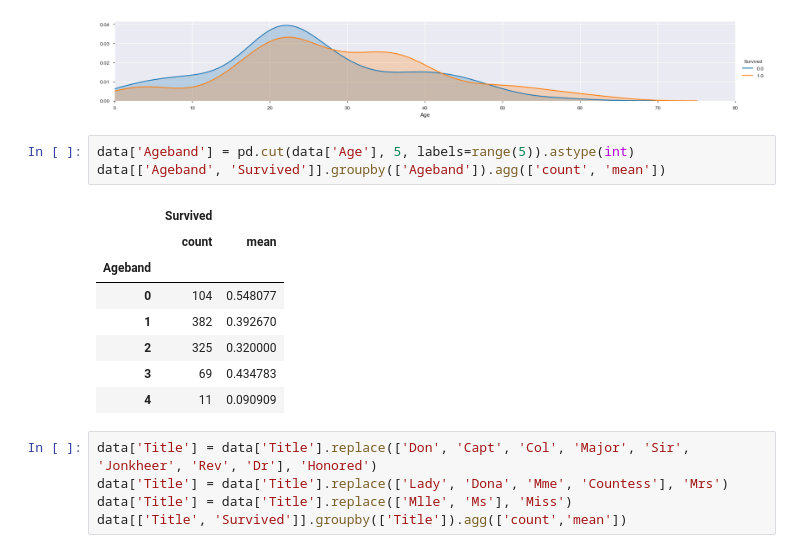
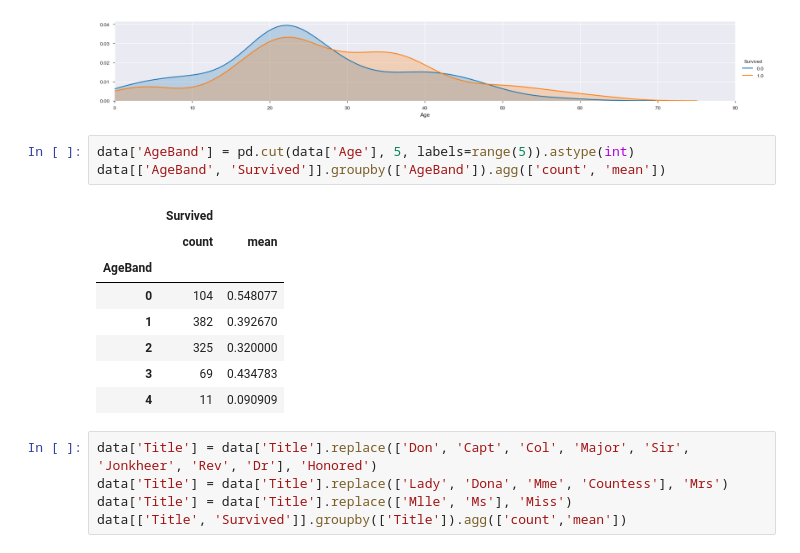
Before and after one commit to aki-06/XGBoost, a Jupyter notebook: XGBoost.ipynb, the cells around one changed output. Cells and saved outputs as stored; diff of their text form.

```diff
--- a/XGBoost.ipynb
+++ b/XGBoost.ipynb
@@ -222,12 +222,12 @@ a.add_legend()
 [figure]
 [figure]
 # %%
-data['Ageband'] = pd.cut(data['Age'], 5, labels=range(5)).astype(int)
-data[['Ageband', 'Survived']].groupby(['Ageband']).agg(['count', 'mean'])
+data['AgeBand'] = pd.cut(data['Age'], 5, labels=range(5)).astype(int)
+data[['AgeBand', 'Survived']].groupby(['AgeBand']).agg(['count', 'mean'])
 # %% [output]
 |  | Survived |  |
 |  | count | mean |
-| Ageband |  |  |
+| AgeBand |  |  |
 | 0 | 104 | 0.548077 |
 | 1 | 382 | 0.392670 |
 | 2 | 325 | 0.320000 |
```
Also changed, not shown: parts of 12 cells of this notebook.
